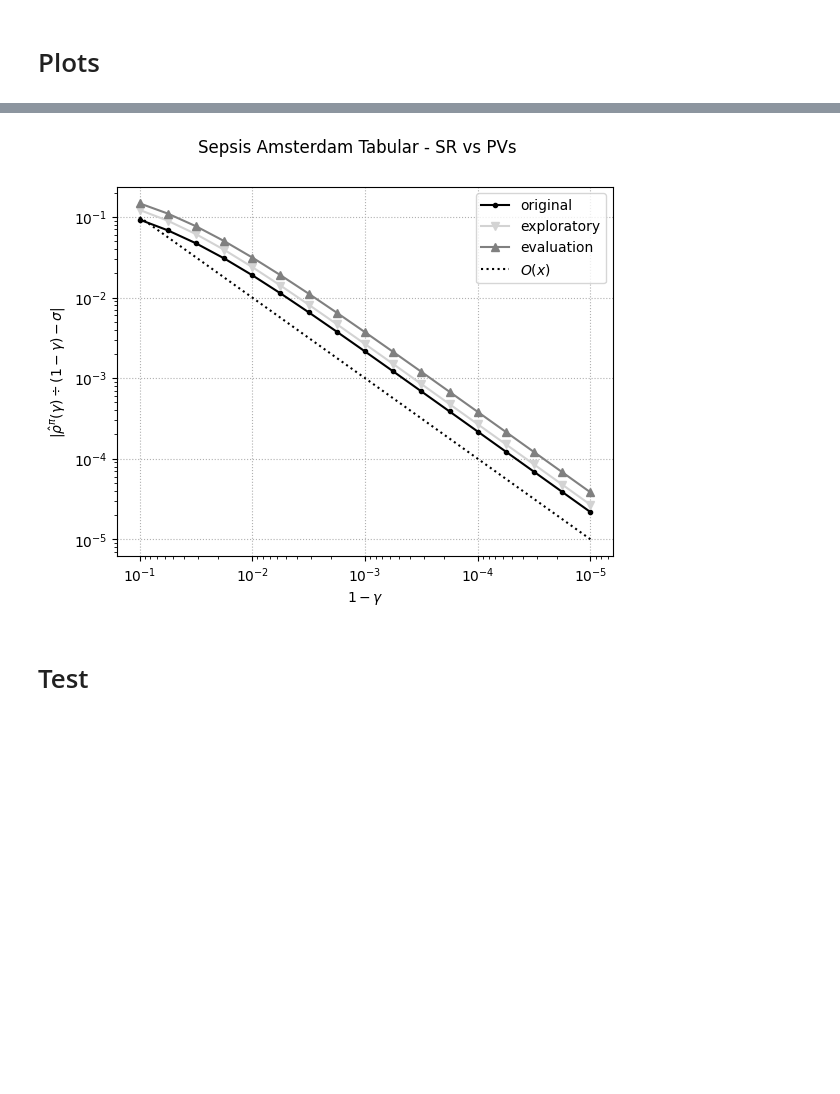
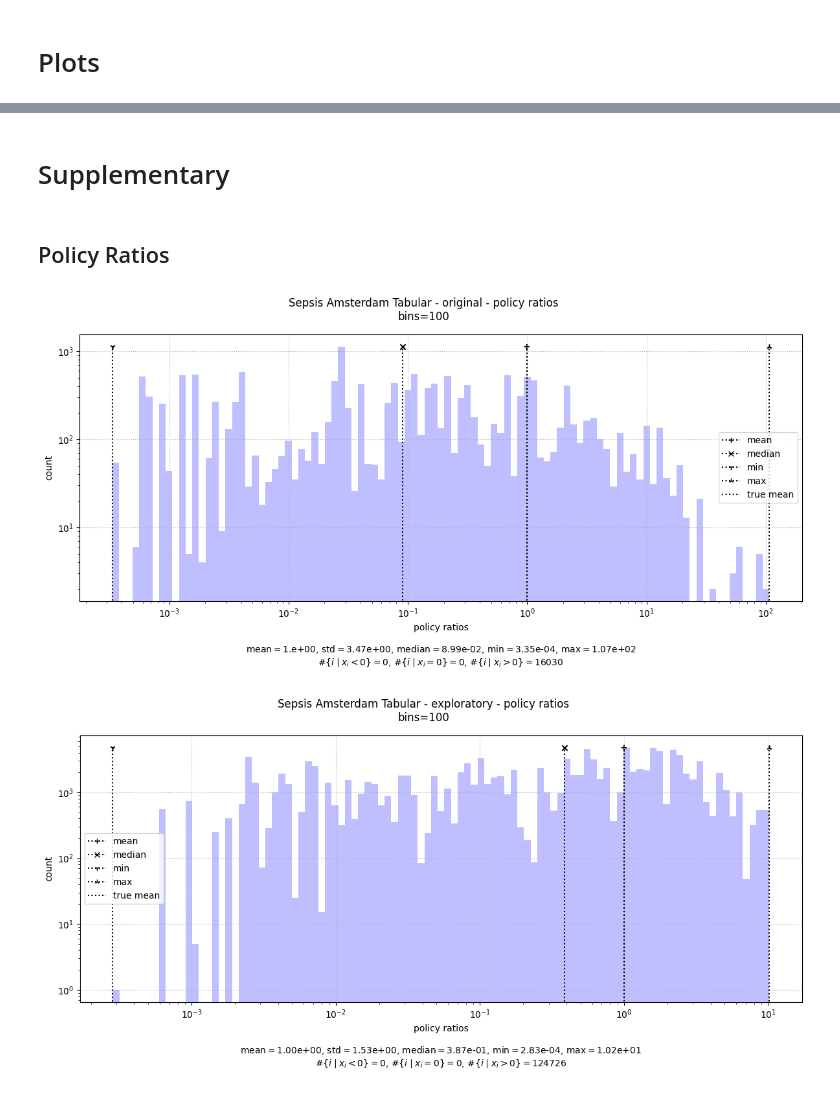
Before and after one commit to MrWhiteRichard/dice_rl_sepsis, a Jupyter notebook: results_sepsis_amsterdam_tabular.ipynb, the cells around one changed output, grey strips where cells are left out. Drawn from its saved outputs; the diff is of its cells as text; code cells hidden in the pictures; blank space fills up the shorter version.

```diff
--- a/results_sepsis_amsterdam_tabular.ipynb
+++ b/results_sepsis_amsterdam_tabular.ipynb
@@ -108,10 +197,10 @@ loaded data/medical_rl/sepsis_amsterdam/2025-01-30T11:42:45.694984/2025-01-30T12
 # %% [markdown]
 # `get_pvs`
 # %%
-pvs_OnPE = {
-    name: get_pv_s_OnPE(
-        estimator_s=estimators_OnPE[name],
-        gamma_s=gammas,
-    )
-        for name in names
-}
+pvs = { name: {} for name in names }
+# %%
+for name in iterate_print(names, "name"):
+    pvs[name]["OnPE"] = get_pv_s_OnPE(
+        estimator_s=estimators[name]["OnPE"],
+        gamma_s=gammas,
+    )
@@ -117,0 +211,8 @@ pvs_OnPE = {
+# %%
+for name in iterate_print(names[:-1], "name"):
+    for label in ["SIS", "WIS"]:
+        print(label)
+        pvs[name][label] = get_pv_s_OnPE(
+            estimator_s=estimators[name][label],
+            gamma_s=gammas,
+        )
@@ -223,11 +419,17 @@ for name in names:
-# %%
-plot_sr_pv_error(
-    suptitle="Sepsis Amsterdam Tabular - SR vs PVs",
-    success_rates=[ success_rate[name] for name in names ],
-    estimators=[ estimators_OnPE[name] for name in names ],
-    dir=dir_images,
-)
-# %% [output]
-[figure, removed]
 # %% [markdown]
-# Test
+# Supplementary
+# %% [markdown]
+## Policy Ratios
+# %%
+for name in names[:-1]:
+    plot_histogram(
+        data=IS_weights[name],
+        bins=100,
+        suptitle=f"Sepsis Amsterdam Tabular - {name} - policy ratios", xlabel="policy ratios",
+        xscale=True, yscale=True,
+        true_mean=1,
+        dir=os.path.join(dir_images, "tabular"),
+    )
+# %% [output]
+[figure, added]
+[figure, added]
```
Also changed, not shown: parts of 32 cells of this notebook, 3 other files.
